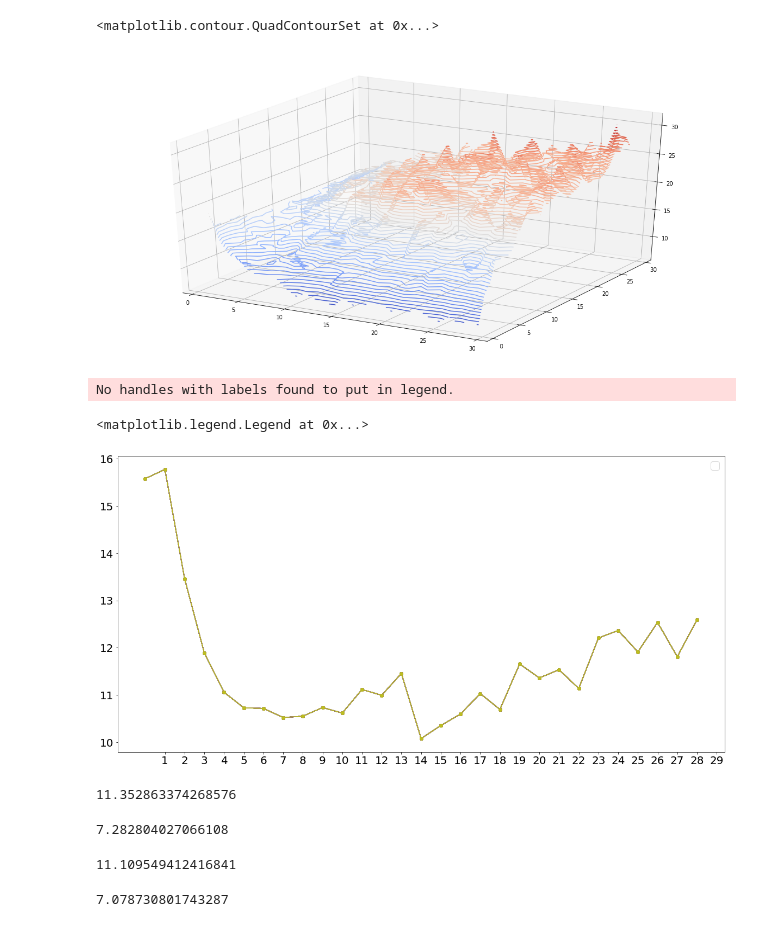
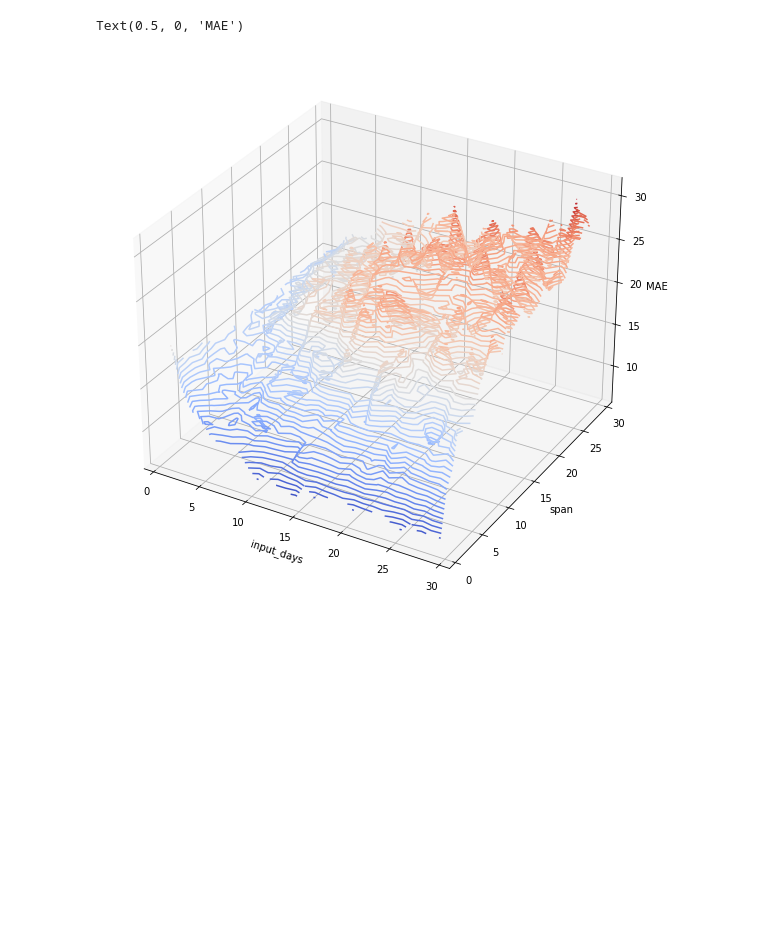
Before and after one commit to kwonsunbin/LFD_project2, a Jupyter notebook: src/Inputdays&Span.ipynb, the cells around one changed output. Cells and saved outputs as stored; diff of their text form; code cells hidden in the pictures; blank space fills up the shorter version.

```diff
--- a/src/Inputdays&Span.ipynb
+++ b/src/Inputdays&Span.ipynb
@@ -55,9 +55,6 @@ ias
 dates_set = []
 for date in pd.date_range("2015-01-01","2021-04-01",freq="A").tolist() :
     dates_set.append(str(date).split(" ")[0])
-# %%
-for i in range(1,30) :
-    ias[i] = np.mean(nc[i])
 # %%
 X = np.arange(1,30)
 Y = np.arange(1,30)
@@ -67,38 +64,10 @@ Z = Z.reshape(29,29)
 # %%
 ax = plt.figure(figsize=(20,10))
 ax = plt.axes(projection='3d')
 ax.contour3D(X,Y,Z, 50, cmap='coolwarm')
+ax.set_xlabel('input_days')
+ax.set_ylabel('span')
+ax.set_zlabel('MAE')
 # %% [output]
-<matplotlib.contour.QuadContourSet at 0x...>
+Text(0.5, 0, 'MAE')
-[figure, old version]
+[figure, new version]
-# %%
-plt.figure(figsize=(20,10))
-plt.rc('font', size=20)
-
-for i in range(1,30):
-    plt.plot(list(nc.values()), marker="o" )
-
-
-
-plt.xticks(np.arange(1,30))
-plt.legend()
-# %% [output]
-No handles with labels found to put in legend.
-<matplotlib.legend.Legend at 0x...>
-[figure, removed]
-# %%
-np.mean(ma['sma'])
-# %% [output]
-11.352863374268576
-# %%
-np.std(ma['sma'])
-# %% [output]
-7.282804027066108
-# %%
-np.mean(ma['wma'])
-# %% [output]
-11.109549412416841
-# %%
-np.std(ma['wma'])
-# %% [output]
-7.078730801743287
```
Also changed, not shown: parts of 4 cells of this notebook.
